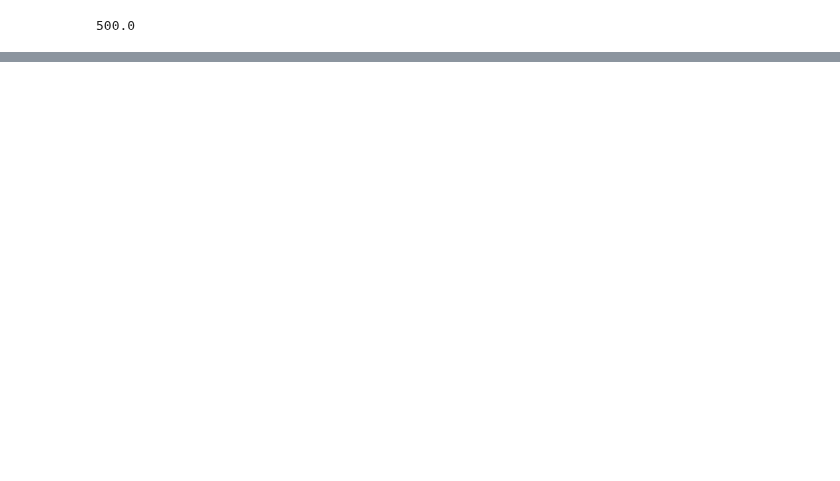
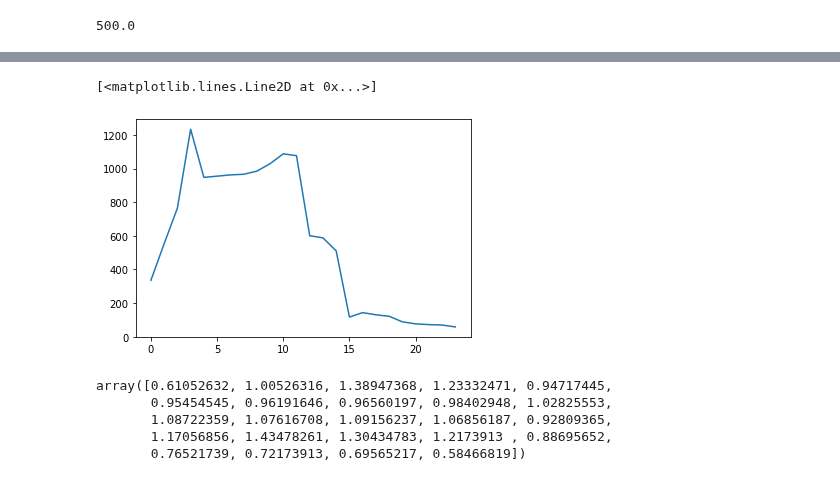
Before and after one commit to Urban-Meteorology-Reading/WRF-SUEWS, a Jupyter notebook: input-processor/archive/4 seasons parameters-London-Swindon/AH_profile.ipynb, the cells around one changed output, grey strips where cells are left out. Drawn from its saved outputs; the diff is of its cells as text; code cells hidden in the pictures; blank space fills up the shorter version.

```diff
--- a/input-processor/archive/4 seasons parameters-London-Swindon/AH_profile.ipynb
+++ b/input-processor/archive/4 seasons parameters-London-Swindon/AH_profile.ipynb
@@ -206,0 +207,42 @@ plt.plot(prof_2)
+# %%
+time_zone=5.5
+a=[x+time_zone for x in range(0,24)]
+rotated=[]
+for i in a:
+    if i>24:
+        rotated.append(i-24)
+    else:
+        rotated.append(i)
+b=[x for  x in range(0,24)]
+new_prof=np.interp(rotated,b,prof_2)
+# %%
+pop_day=1000.
+pop_night=100.
+pop_final=prof.copy()
+
+for i in range(0,24):
+
+    j=i+time_zone
+    if j>24:
+        j=j-24
+
+    if 5<=j<=8:
+        pop_final[i]=(pop_night+pop_day)*0.5*new_prof[i]
+    elif 8<j<=17:
+        pop_final[i]=pop_day*new_prof[i]
+    elif 17<j<=20:
+        pop_final[i]=(pop_night+pop_day)*0.5*new_prof[i]
+    else:
+        pop_final[i]=pop_night*new_prof[i]
+plt.plot(pop_final)
+# %% [output]
+[<matplotlib.lines.Line2D at 0x...>]
+[figure, added]
+# %%
+new_prof
+# %% [output]
+array([0.61052632, 1.00526316, 1.38947368, 1.23332471, 0.94717445,
+       0.95454545, 0.96191646, 0.96560197, 0.98402948, 1.02825553,
+       1.08722359, 1.07616708, 1.09156237, 1.06856187, 0.92809365,
+       1.17056856, 1.43478261, 1.30434783, 1.2173913 , 0.88695652,
+       0.76521739, 0.72173913, 0.69565217, 0.58466819])
```
Also changed, not shown: parts of 11 cells of this notebook, 1 other file.
